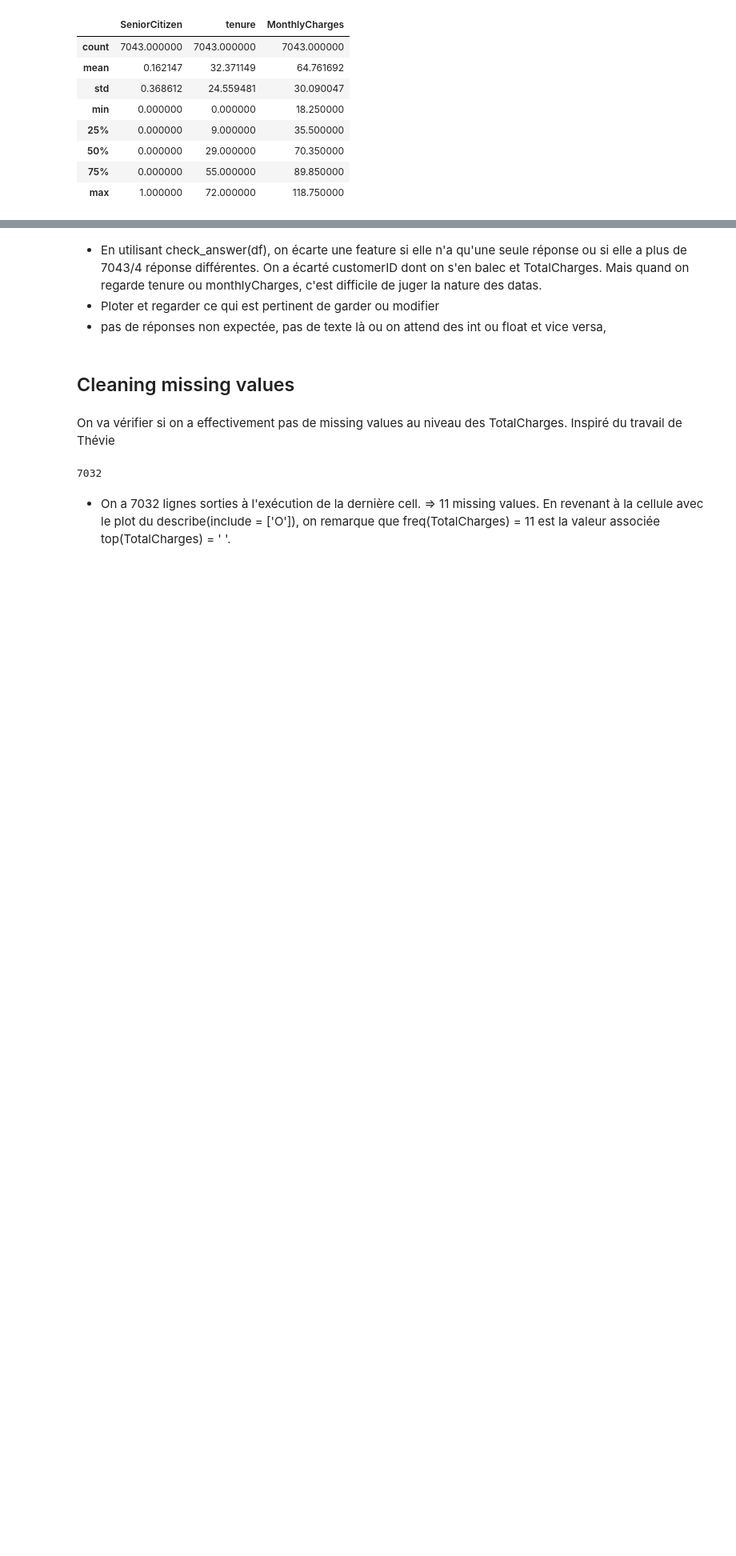
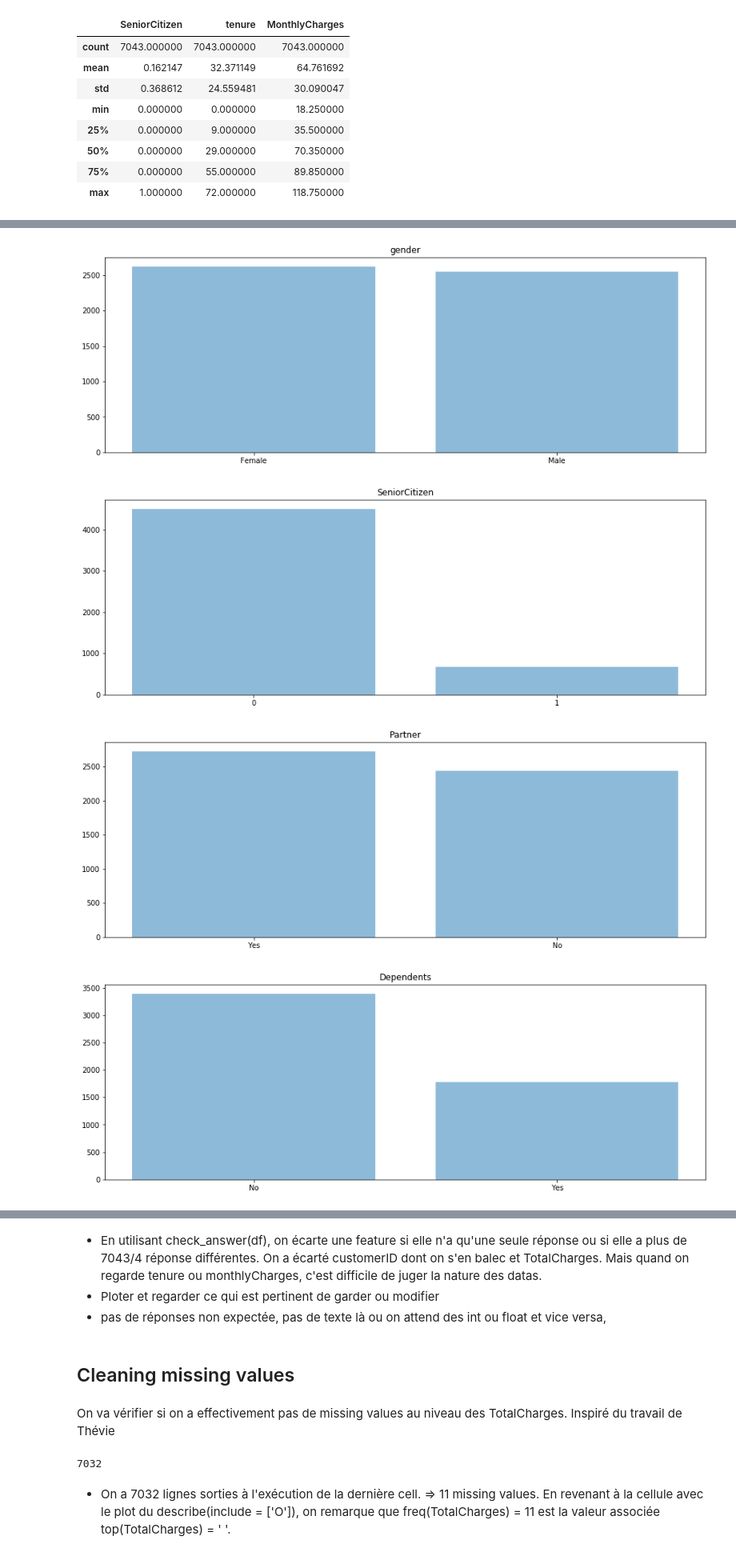
Before and after one commit to JulesTriomphe/dsip, a Jupyter notebook: PS1/ps01.ipynb, the cells around one changed output, grey strips where cells are left out. Shown: that part at 80% size. Cells and saved outputs as stored; diff of their text form; code cells hidden in the pictures; blank space fills up the shorter version.

```diff
--- a/PS1/ps01.ipynb
+++ b/PS1/ps01.ipynb
@@ -119,0 +137,47 @@ check_answers(clients_df)
+# %%
+def histogram(df):
+    """
+    Returns a chart for each of the information categories unless if there is a unique value
+    in a category or more than 4 unique values.
+
+    Keyword arguments :
+    df -- Pandas DataFrame
+    """
+
+    features = list(df.columns) # Creates a list with each column's label
+
+    analysis = {} # Initializes the list containing the analyzed data
+    ignored_features = [] # Initializes the list containing the ignored categories
+
+    for feature in features:
+        list_values = list(df[feature].unique()) # Creates a list of all the unique values of a data category
+        if len(list_values) == 1 or len(list_values) > 4:
+            ignored_features.append(feature)
+            continue
+        count = list(df[feature].value_counts()) # Counts the number of occurences for each unique value in the data category
+        analysis[feature] = {list_values[i]: count[i] for i in range(len(list_values))}
+        # Associates each value with its appearance count
+
+        plt.figure(figsize=(15,5))
+        plt.bar(range(len(list_values)), analysis[feature].values(), align='center', alpha=0.5)
+        plt.xticks(range(len(list_values)), analysis[feature].keys())
+
+        plt.title(feature)
+
+        plt.show()
+
+    for category in ignored_features:
+        print('The %s data is not plotted.' %(category))
+
+    #return answers
+# %%
+histogram(clients_df_loyal)
+fig, ax = plt.subplots(1,3,figsize=(15,5));
+sns.distplot(clients_df.MonthlyCharges, ax=ax[0])
+sns.distplot(clients_df.TotalCharges, ax=ax[1])
+sns.distplot(clients_df.tenure, ax=ax[2])
+# %% [output]
+[figure, added]
+[figure, added]
+[figure, added]
+[figure, added]
```
Also changed, not shown: parts of 27 cells of this notebook.
